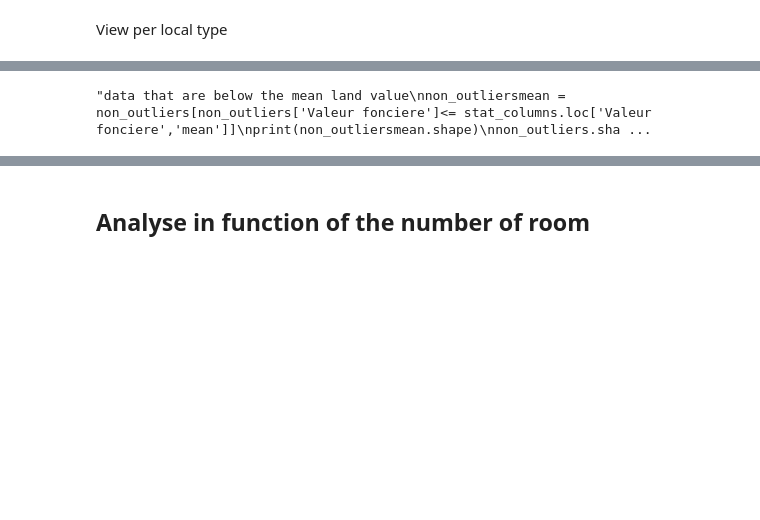
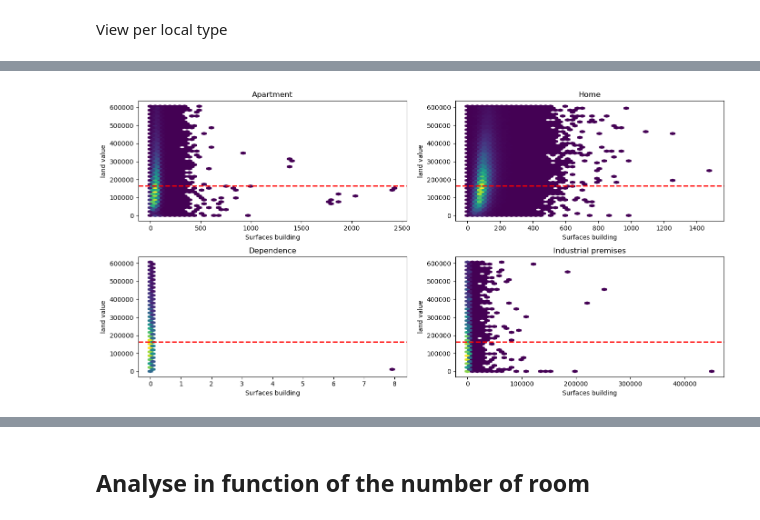
Before and after one commit to Kal3idoscope/Land-data-analysis-French-market, a Jupyter notebook: relationship_variables.ipynb, the cells around one changed output, grey strips where cells are left out. Saved outputs shown, nothing was run; the diff lists cells and outputs as text; code cells hidden in the pictures; blank space fills up the shorter version.

```diff
--- a/relationship_variables.ipynb
+++ b/relationship_variables.ipynb
@@ -891,8 +665,71 @@ plt.show()
-# %%
-
-'''data that are below the mean land value
-non_outliersmean = non_outliers[non_outliers['Valeur fonciere']<= stat_columns.loc['Valeur fonciere','mean']]
-print(non_outliersmean.shape)
-non_outliers.shape'''
-# %% [output]
-"data that are below the mean land value\nnon_outliersmean = non_outliers[non_outliers['Valeur fonciere']<= stat_columns.loc['Valeur fonciere','mean']]\nprint(non_outliersmean.shape)\nnon_outliers.sha ...
+# %%
+fig1, ((axs1, axs2), (axs3, axs4)) = plt.subplots(2, 2, figsize=(14,7))
+plt.title("Density between land value and surface ", loc='center')
+
+# -----Subplot Apartement ----- #
+appartement = non_outliers[non_outliers['Type local']=='Appartement']
+
+#Create hexbin plot
+axs1.hexbin(appartement['Surface reelle bati'], appartement['Valeur fonciere'], gridsize=50, mincnt=1)
+
+#Create horizontale line that are the mean of land value
+mean_land_value = stat_columns.loc['Valeur fonciere', 'mean']
+axs1.axhline(mean_land_value, color = 'red',
+            linestyle="--", linewidth=2,
+            label=f"Mean y={mean_land_value:.2f}")
+
+axs1.set_title('Apartment')
+axs1.set_xlabel("Surfaces building")
+axs1.set_ylabel("land value")
+
+# -----Subplot Home ----- #
+maison = non_outliers[non_outliers['Type local']=='Maison']
+
+#Create hexbin plot
+axs2.hexbin(maison['Surface reelle bati'], maison['Valeur fonciere'], gridsize=50, mincnt=1)
+
+#Create horizontale line that are the mean of land value
+axs2.axhline(mean_land_value, color = 'red',
+            linestyle="--", linewidth=2,
+            label=f"Mean y={mean_land_value:.2f}")
+
+axs2.set_title('Home')
+axs2.set_xlabel("Surfaces building")
+axs2.set_ylabel("land value")
+
+# -----Subplot Dependence ----- #
+dependance = non_outliers[non_outliers['Type local']=='Dépendance']
+
+#Create hexbin plot
+axs3.hexbin(dependance['Surface reelle bati'], dependance['Valeur fonciere'], gridsize=50, mincnt=1)
+
+#Create horizontale line that are the mean of land value
+axs3.axhline(mean_land_value, color = 'red',
+            linestyle="--", linewidth=2,
+            label=f"Mean y={mean_land_value:.2f}")
+
+axs3.set_title('Dependence')
+axs3.set_xlabel("Surfaces building")
+axs3.set_ylabel("land value")
+
+# -----Subplot Industi premise ----- #
+Local_industri = non_outliers[non_outliers['Type local']=='Local industriel. commercial ou assimilé']
+
+#Create hexbin plot
+axs4.hexbin(Local_industri['Surface reelle bati'], Local_industri['Valeur fonciere'], gridsize=50, mincnt=1)
+
+#Create horizontale line that are the mean of land value
+mean_land_value = stat_columns.loc['Valeur fonciere', 'mean']
+axs4.axhline(mean_land_value, color = 'red',
+            linestyle="--", linewidth=2,
+            label=f"Mean y={mean_land_value:.2f}")
+
+axs4.set_title('Industrial premises')
+axs4.set_xlabel("Surfaces building")
+axs4.set_ylabel("land value")
+
+#Add label
+plt.tight_layout()
+plt.show()
+# %% [output]
+[figure, added]
```
Also changed, not shown: parts of 18 cells of this notebook.
